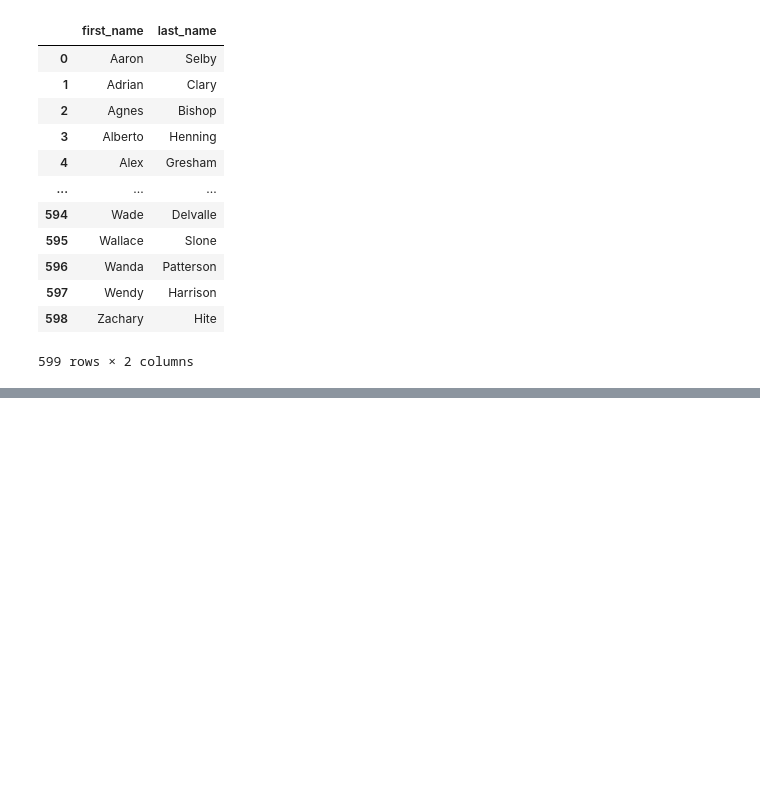
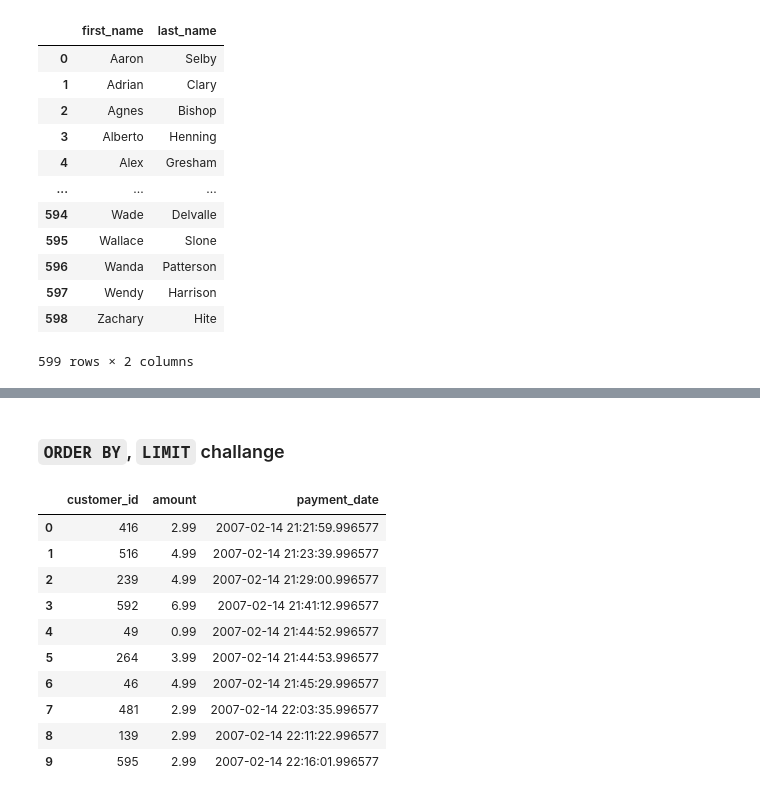
Before and after one commit to LukasRub/complete-sql-bootcamp, a Jupyter notebook: src/ORDER BY, LIMIT clauses.ipynb, the cells around one changed output, grey strips where cells are left out. Cells and saved outputs as stored; diff of their text form; code cells hidden in the pictures; blank space fills up the shorter version.

```diff
--- a/src/ORDER BY clause.ipynb
+++ b/src/ORDER BY, LIMIT clauses.ipynb
@@ -84,0 +123,20 @@ with db_connection() as conn:
+# %% [markdown]
+### **`ORDER BY`**, **`LIMIT`** challange
+# %%
+with db_connection() as conn:
+    conn.fetch_all("""SELECT customer_id, amount, payment_date
+                      FROM payment
+                      ORDER BY payment_date ASC
+                      LIMIT 10;""")
+# %% [output]
+|  | customer_id | amount | payment_date |
+| 0 | 416 | 2.99 | 2007-02-14 21:21:59.996577 |
+| 1 | 516 | 4.99 | 2007-02-14 21:23:39.996577 |
+| 2 | 239 | 4.99 | 2007-02-14 21:29:00.996577 |
+| 3 | 592 | 6.99 | 2007-02-14 21:41:12.996577 |
+| 4 | 49 | 0.99 | 2007-02-14 21:44:52.996577 |
+| 5 | 264 | 3.99 | 2007-02-14 21:44:53.996577 |
+| 6 | 46 | 4.99 | 2007-02-14 21:45:29.996577 |
+| 7 | 481 | 2.99 | 2007-02-14 22:03:35.996577 |
+| 8 | 139 | 2.99 | 2007-02-14 22:11:22.996577 |
+| 9 | 595 | 2.99 | 2007-02-14 22:16:01.996577 |
```
Also changed, not shown: parts of 6 cells of this notebook.
